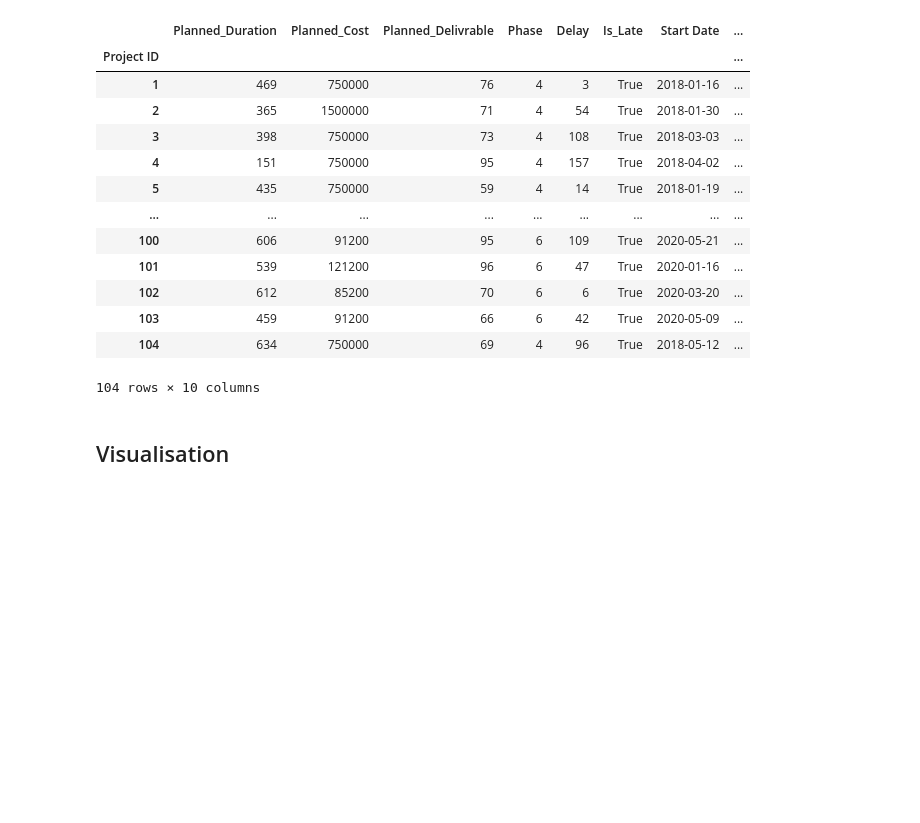
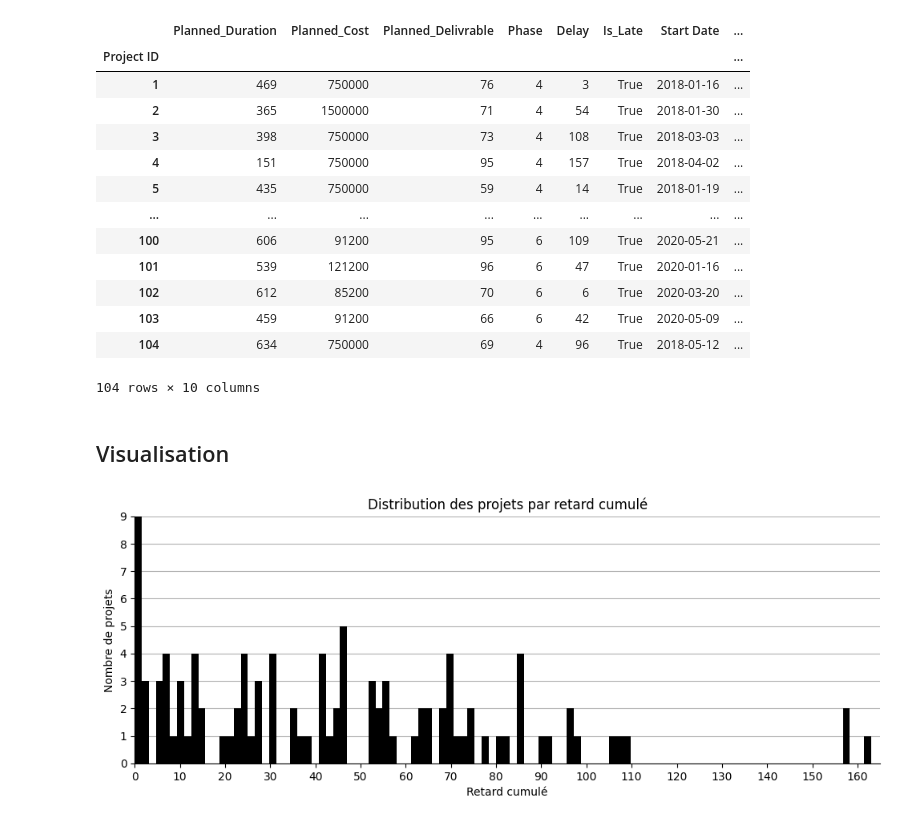
Before and after one commit to data-IA-2025/P7demo, a Jupyter notebook: P7.ipynb, the cells around one changed output. Saved outputs shown, nothing was run; the diff lists cells and outputs as text; code cells hidden in the pictures; blank space fills up the shorter version.

Commit message:
Notebook : visualisation

```diff
--- a/P7.ipynb
+++ b/P7.ipynb
@@ -144,3 +144,19 @@ df_project
 104 rows × 10 columns
 # %% [markdown]
 ## Visualisation
+# %%
+ax = df_project[["Delay"]].plot.hist(bins=df_project.shape[0], legend=False, color="black", figsize=(12,4))
+plt.title("Distribution des projets par retard cumulé")
+plt.ylabel("Nombre de projets")
+plt.xlabel("Retard cumulé")
+plt.xlim(0, 165)
+plt.ylim(0, 9)
+plt.xticks(range(0,165,10))
+plt.yticks(range(10))
+plt.grid(axis="y")
+ax.set_axisbelow(True)
+ax.spines["top"  ].set_visible(False)
+ax.spines["right"].set_visible(False)
+plt.show()
+# %% [output]
+[figure, added]
```
